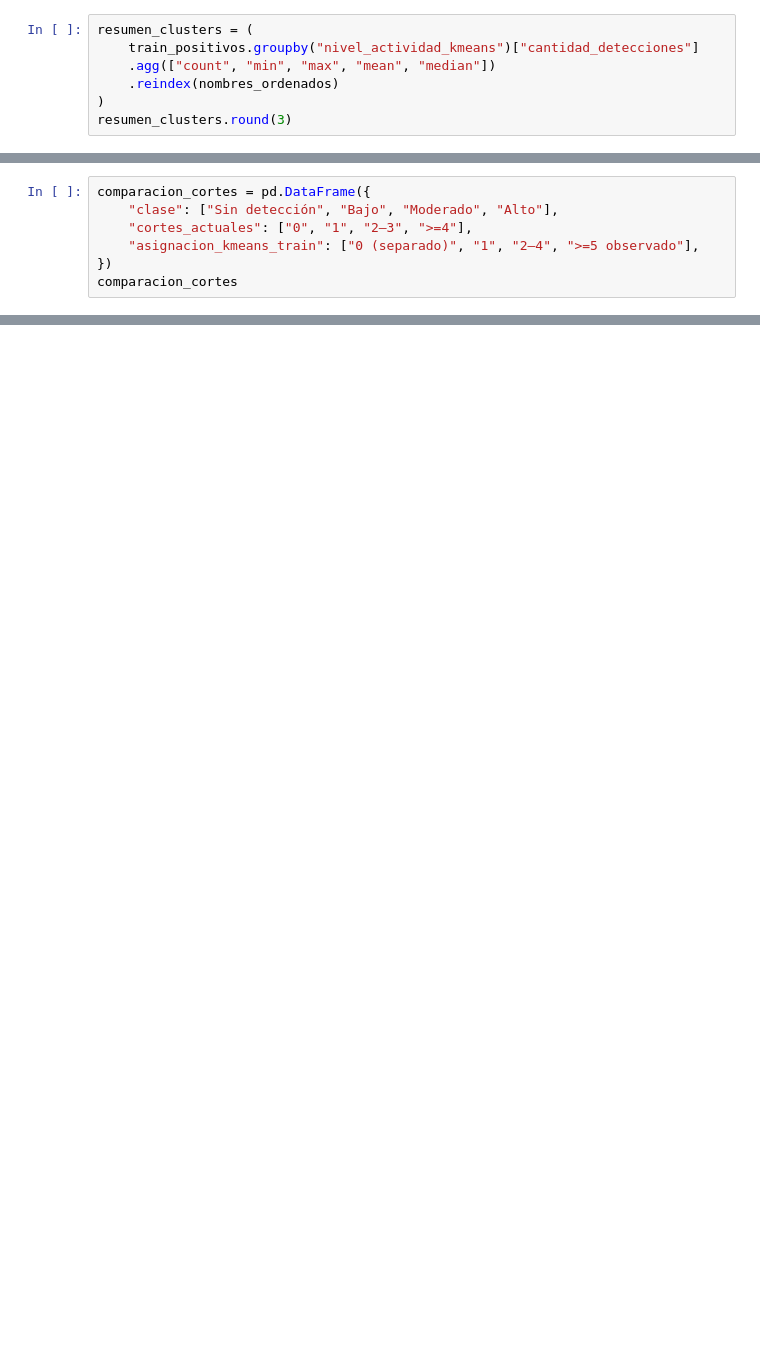
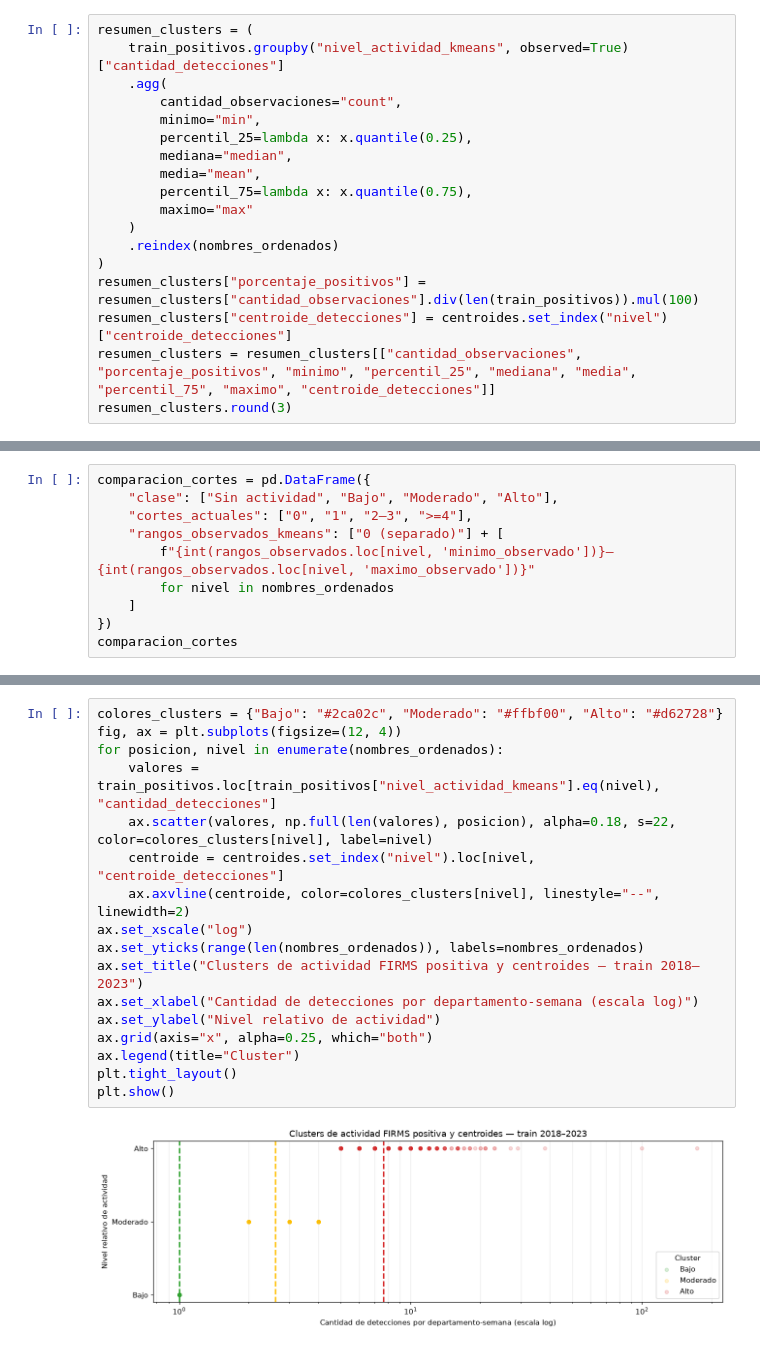
Before and after one commit to kateringonzalez-glitch/Proyecto-AA, a Jupyter notebook: Analisis_No_supervisado.ipynb, the cells around one changed output, grey strips where cells are left out. Saved outputs shown, nothing was run; the diff lists cells and outputs as text; blank space fills up the shorter version.

Commit message:
Amplía análisis de clustering multivariado

```diff
--- a/Analisis_No_supervisado.ipynb
+++ b/Analisis_No_supervisado.ipynb
@@ -57,7 +160,18 @@ centroides.round(4)
 # %%
 resumen_clusters = (
-    train_positivos.groupby("nivel_actividad_kmeans")["cantidad_detecciones"]
-    .agg(["count", "min", "max", "mean", "median"])
+    train_positivos.groupby("nivel_actividad_kmeans", observed=True)["cantidad_detecciones"]
+    .agg(
+        cantidad_observaciones="count",
+        minimo="min",
+        percentil_25=lambda x: x.quantile(0.25),
+        mediana="median",
+        media="mean",
+        percentil_75=lambda x: x.quantile(0.75),
+        maximo="max"
+    )
     .reindex(nombres_ordenados)
 )
+resumen_clusters["porcentaje_positivos"] = resumen_clusters["cantidad_observaciones"].div(len(train_positivos)).mul(100)
+resumen_clusters["centroide_detecciones"] = centroides.set_index("nivel")["centroide_detecciones"]
+resumen_clusters = resumen_clusters[["cantidad_observaciones", "porcentaje_positivos", "minimo", "percentil_25", "mediana", "media", "percentil_75", "maximo", "centroide_detecciones"]]
 resumen_clusters.round(3)
@@ -86,7 +218,10 @@ tabla_cruzada
 # %%
 comparacion_cortes = pd.DataFrame({
-    "clase": ["Sin detección", "Bajo", "Moderado", "Alto"],
+    "clase": ["Sin actividad", "Bajo", "Moderado", "Alto"],
     "cortes_actuales": ["0", "1", "2–3", ">=4"],
-    "asignacion_kmeans_train": ["0 (separado)", "1", "2–4", ">=5 observado"],
+    "rangos_observados_kmeans": ["0 (separado)"] + [
+        f"{int(rangos_observados.loc[nivel, 'minimo_observado'])}–{int(rangos_observados.loc[nivel, 'maximo_observado'])}"
+        for nivel in nombres_ordenados
+    ]
 })
 comparacion_cortes
@@ -97 +238,20 @@ Los gráficos utilizan únicamente las observaciones positivas de `train`. La es
+# %%
+colores_clusters = {"Bajo": "#2ca02c", "Moderado": "#ffbf00", "Alto": "#d62728"}
+fig, ax = plt.subplots(figsize=(12, 4))
+for posicion, nivel in enumerate(nombres_ordenados):
+    valores = train_positivos.loc[train_positivos["nivel_actividad_kmeans"].eq(nivel), "cantidad_detecciones"]
+    ax.scatter(valores, np.full(len(valores), posicion), alpha=0.18, s=22, color=colores_clusters[nivel], label=nivel)
+    centroide = centroides.set_index("nivel").loc[nivel, "centroide_detecciones"]
+    ax.axvline(centroide, color=colores_clusters[nivel], linestyle="--", linewidth=2)
+ax.set_xscale("log")
+ax.set_yticks(range(len(nombres_ordenados)), labels=nombres_ordenados)
+ax.set_title("Clusters de actividad FIRMS positiva y centroides — train 2018–2023")
+ax.set_xlabel("Cantidad de detecciones por departamento-semana (escala log)")
+ax.set_ylabel("Nivel relativo de actividad")
+ax.grid(axis="x", alpha=0.25, which="both")
+ax.legend(title="Cluster")
+plt.tight_layout()
+plt.show()
+# %% [output]
+[figure, added]
 # %%
```
Also changed, not shown: parts of 87 cells of this notebook, 1 other file.
